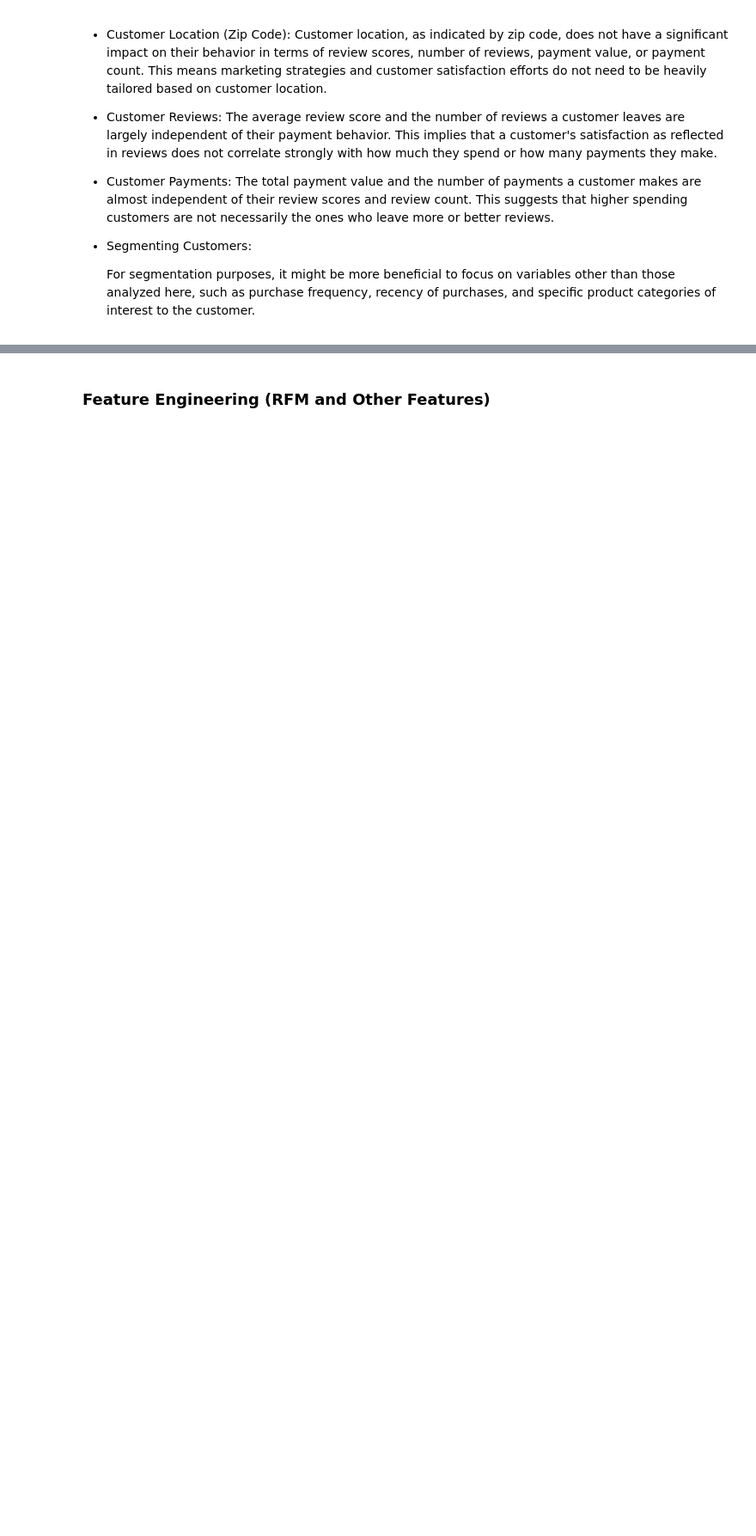
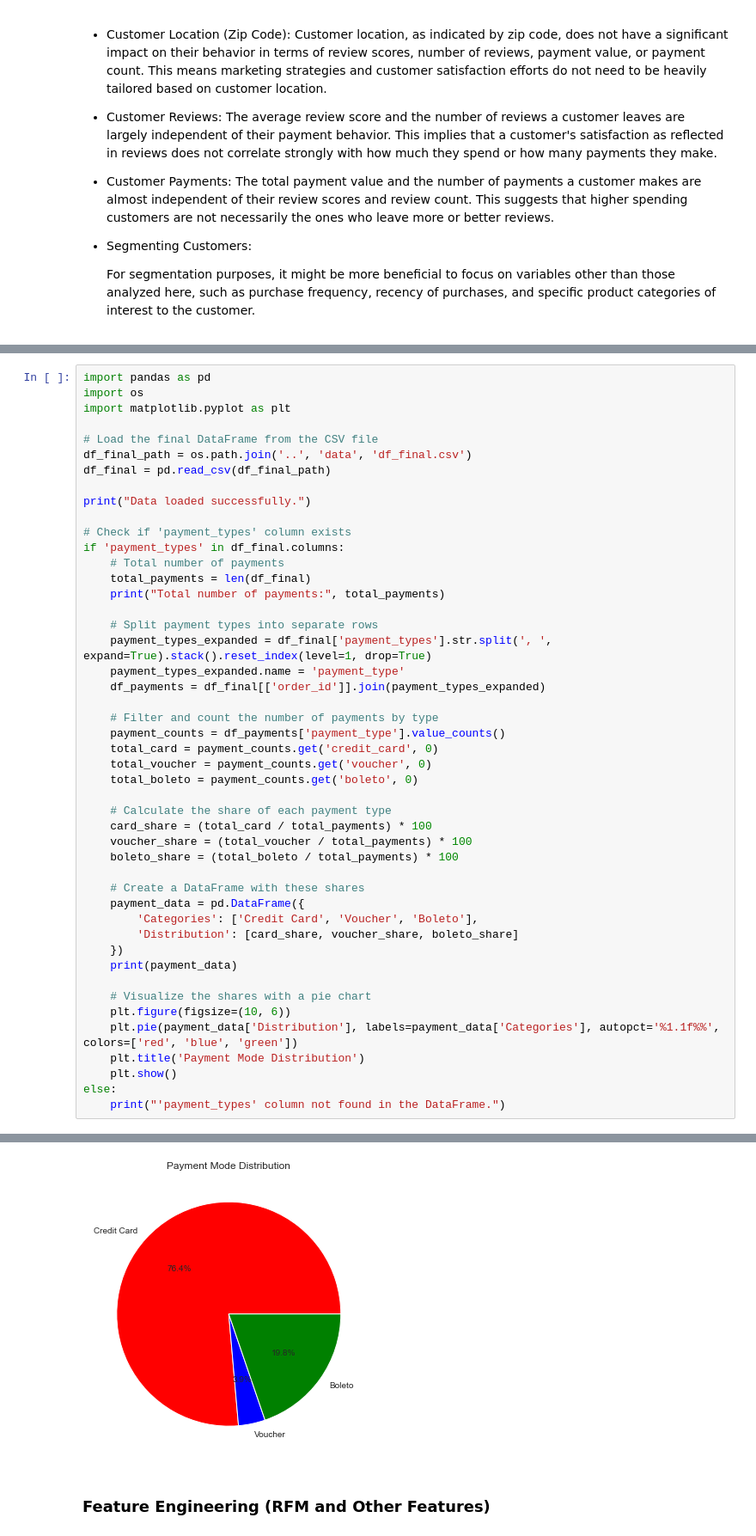
Before and after one commit to preudh/OC_IA_P5_Segment_e_commerce_site_customers, a Jupyter notebook: notebooks/Preudhomme_Patrice_2_notebook_exploration_082024.ipynb, the cells around one changed output, grey strips where cells are left out. Shown at 86% size. Drawn from its saved outputs; the diff is of its cells as text; blank space fills up the shorter version.

```diff
--- a/notebooks/Preudhomme_Patrice_2_notebook_exploration_082024.ipynb
+++ b/notebooks/Preudhomme_Patrice_2_notebook_exploration_082024.ipynb
@@ -256,0 +504,48 @@ payment_count                 0.005426             0.002036       1.000000
+# %%
+import pandas as pd
+import os
+import matplotlib.pyplot as plt
+
+# Load the final DataFrame from the CSV file
+df_final_path = os.path.join('..', 'data', 'df_final.csv')
+df_final = pd.read_csv(df_final_path)
+
+print("Data loaded successfully.")
+
+# Check if 'payment_types' column exists
+if 'payment_types' in df_final.columns:
+    # Total number of payments
+    total_payments = len(df_final)
+    print("Total number of payments:", total_payments)
+
+    # Split payment types into separate rows
+    payment_types_expanded = df_final['payment_types'].str.split(', ', expand=True).stack().reset_index(level=1, drop=True)
+    payment_types_expanded.name = 'payment_type'
+    df_payments = df_final[['order_id']].join(payment_types_expanded)
+
+    # Filter and count the number of payments by type
+    payment_counts = df_payments['payment_type'].value_counts()
+    total_card = payment_counts.get('credit_card', 0)
+    total_voucher = payment_counts.get('voucher', 0)
+    total_boleto = payment_counts.get('boleto', 0)
+
+    # Calculate the share of each payment type
+    card_share = (total_card / total_payments) * 100
+    voucher_share = (total_voucher / total_payments) * 100
+    boleto_share = (total_boleto / total_payments) * 100
+
+    # Create a DataFrame with these shares
+    payment_data = pd.DataFrame({
+        'Categories': ['Credit Card', 'Voucher', 'Boleto'],
+        'Distribution': [card_share, voucher_share, boleto_share]
+    })
+    print(payment_data)
+
+    # Visualize the shares with a pie chart
+    plt.figure(figsize=(10, 6))
+    plt.pie(payment_data['Distribution'], labels=payment_data['Categories'], autopct='%1.1f%%', colors=['red', 'blue', 'green'])
+    plt.title('Payment Mode Distribution')
+    plt.show()
+else:
+    print("'payment_types' column not found in the DataFrame.")
+# %% [output]
@@ -257,3 +558,4 @@ payment_count                 0.005426             0.002036       1.000000
+[figure, added]
 # %% [markdown]
 ### Feature Engineering (RFM and Other Features)
 # %%
```
Also changed, not shown: parts of 23 cells of this notebook.
